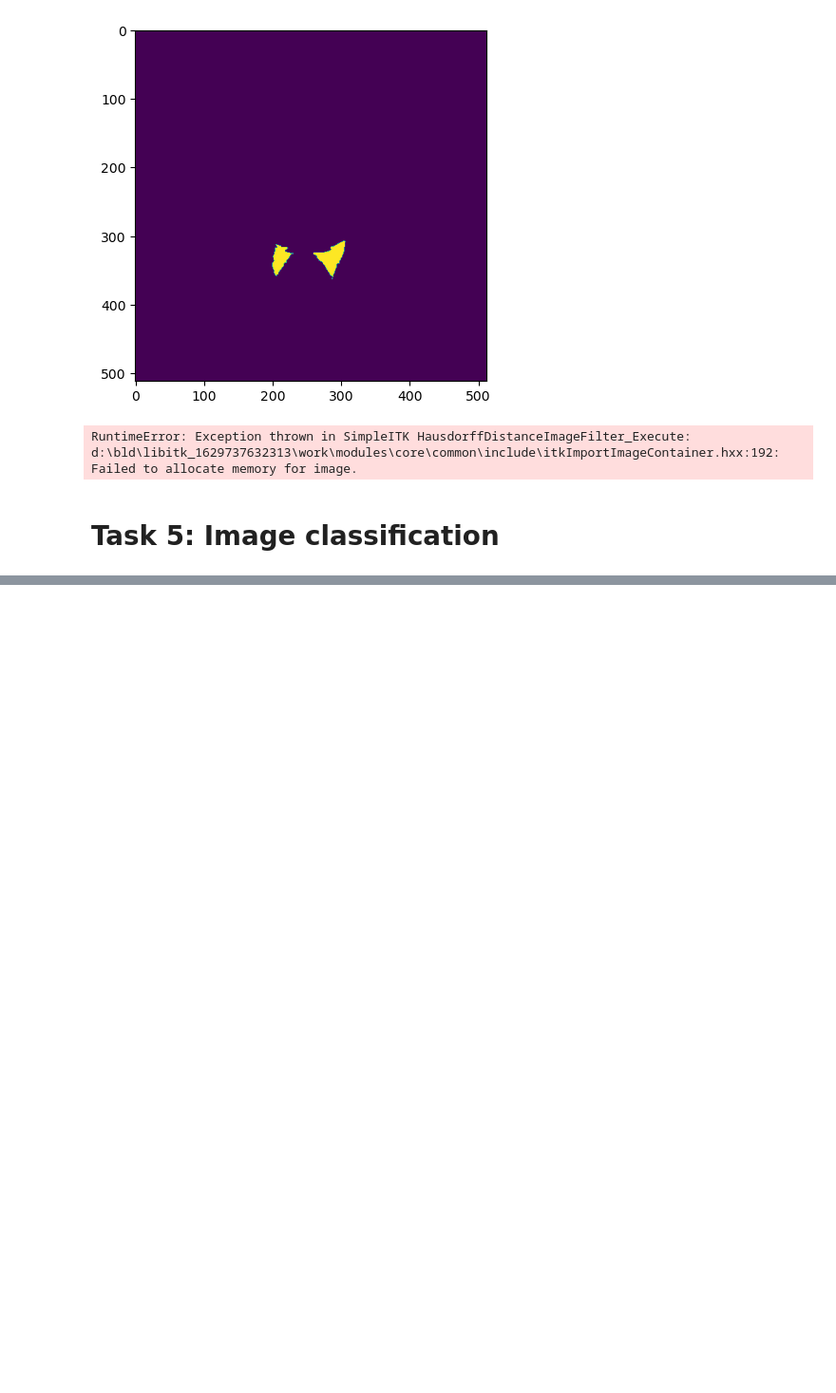
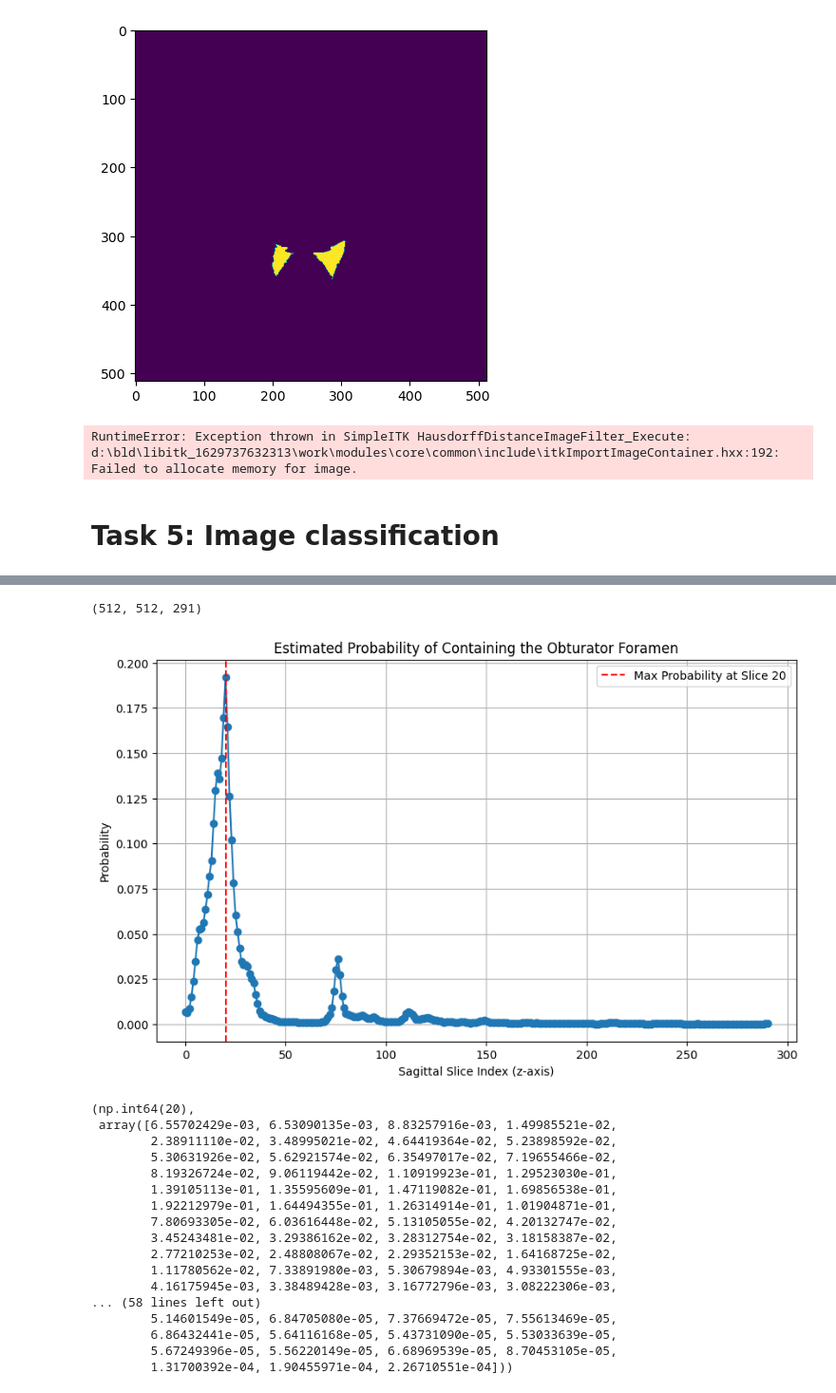
Before and after one commit to loicdemore/Projet3D_2, a Jupyter notebook: Notebook.ipynb, the cells around one changed output, grey strips where cells are left out. Shown at 95% size. Cells and saved outputs as stored; diff of their text form; code cells hidden in the pictures; blank space fills up the shorter version.

```diff
--- a/Notebook.ipynb
+++ b/Notebook.ipynb
@@ -568,0 +780,29 @@ Failed to allocate memory for image.
+# %%
+nifti_image = nib.load(r'C:\Users\Serge\Documents\Projet3D_2\Dataset\COMMON_images_masks\common_42_image.nii.gz')
+
+# Get the image data as a 3D NumPy array (shape: [num_slices, height, width])
+test_image = nifti_image.get_fdata()
+
+# Verify the shape of the loaded image
+print(test_image.shape)  # Should output (num_slices, height, width)
+obturator_foramen_selection(test_image,classifier)
+# %% [output]
+(512, 512, 291)
+[figure, added]
+(np.int64(20),
+ array([6.55702429e-03, 6.53090135e-03, 8.83257916e-03, 1.49985521e-02,
+        2.38911110e-02, 3.48995021e-02, 4.64419364e-02, 5.23898592e-02,
+        5.30631926e-02, 5.62921574e-02, 6.35497017e-02, 7.19655466e-02,
+        8.19326724e-02, 9.06119442e-02, 1.10919923e-01, 1.29523030e-01,
+        1.39105113e-01, 1.35595609e-01, 1.47119082e-01, 1.69856538e-01,
+        1.92212979e-01, 1.64494355e-01, 1.26314914e-01, 1.01904871e-01,
+        7.80693305e-02, 6.03616448e-02, 5.13105055e-02, 4.20132747e-02,
+        3.45243481e-02, 3.29386162e-02, 3.28312754e-02, 3.18158387e-02,
+        2.77210253e-02, 2.48808067e-02, 2.29352153e-02, 1.64168725e-02,
+        1.11780562e-02, 7.33891980e-03, 5.30679894e-03, 4.93301555e-03,
+        4.16175945e-03, 3.38489428e-03, 3.16772796e-03, 3.08222306e-03,
+... (58 lines left out)
+        5.14601549e-05, 6.84705080e-05, 7.37669472e-05, 7.55613469e-05,
+        6.86432441e-05, 5.64116168e-05, 5.43731090e-05, 5.53033639e-05,
+        5.67249396e-05, 5.56220149e-05, 6.68969539e-05, 8.70453105e-05,
+        1.31700392e-04, 1.90455971e-04, 2.26710551e-04]))
```
Also changed, not shown: parts of 7 cells of this notebook.
